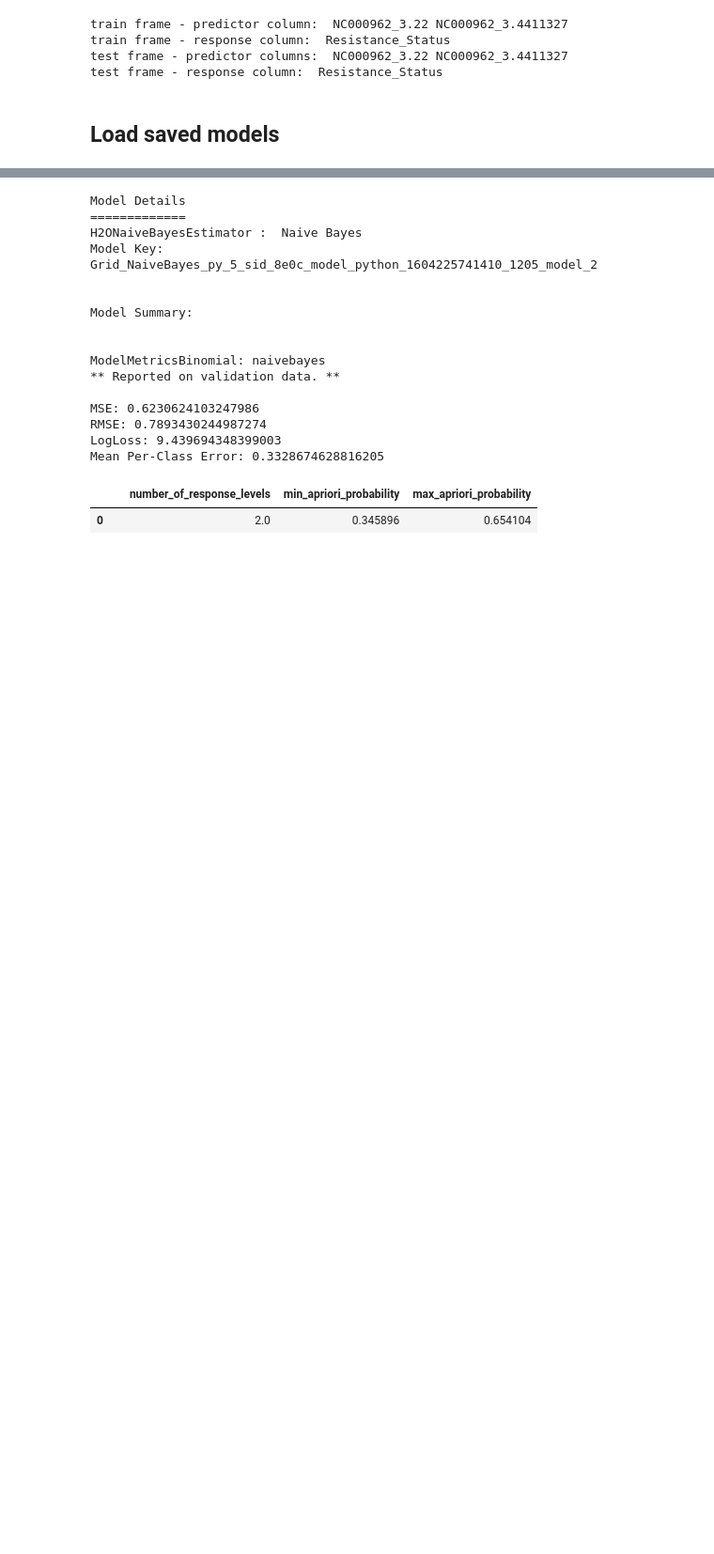
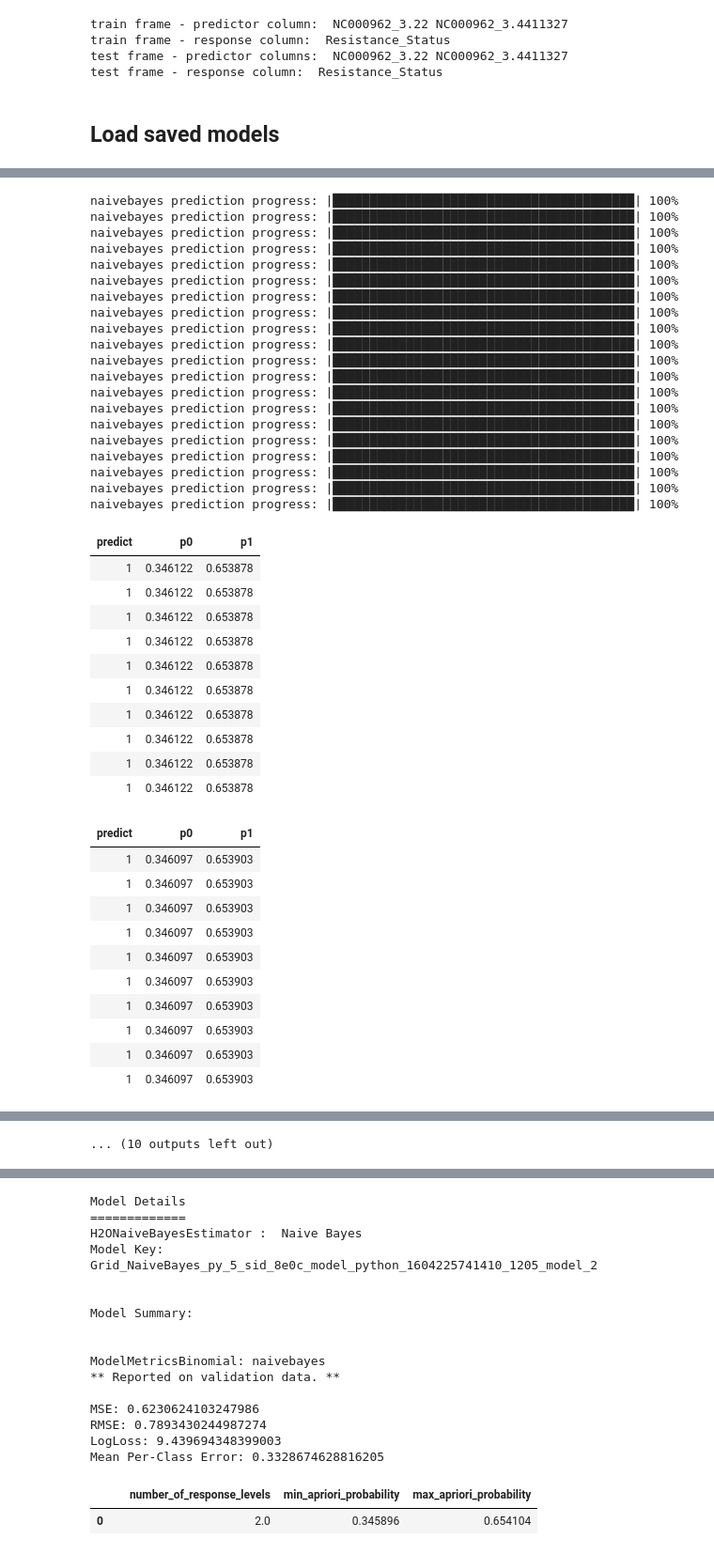
Before and after one commit to abhi18av/LJMU_Masters_Dissertation, a Jupyter notebook: src/notebooks/h2o_model_inspection.ipynb, the cells around one changed output, grey strips where cells are left out. Shown at 94% size. Drawn from its saved outputs; the diff is of its cells as text; code cells hidden in the pictures; blank space fills up the shorter version.

Commit message:
working on grid search for individual algorithms

```diff
--- a/src/notebooks/h2o_model_inspection.ipynb
+++ b/src/notebooks/h2o_model_inspection.ipynb
@@ -84,2 +94,3 @@ test frame - response column:  Resistance_Status
 # %%
-model = h2o.load_model("../models/ALL_FEATURES/nb_grid/Grid_NaiveBayes_py_5_sid_8e0c_model_python_1604225741410_1205_model_2")
+nb_grid = h2o.load_grid("../models/ALL_FEATURES/nb_grid/Grid_NaiveBayes_py_5_sid_8e0c_model_python_1604225741410_1205")
+nb_grid
@@ -85,0 +115,45 @@ model = h2o.load_model("../models/ALL_FEATURES/nb_grid/Grid_NaiveBayes_py_5_sid_
+# %%
+nb_grid.predict(test)
+# %% [output]
+naivebayes prediction progress: |█████████████████████████████████████████| 100%
+naivebayes prediction progress: |█████████████████████████████████████████| 100%
+naivebayes prediction progress: |█████████████████████████████████████████| 100%
+naivebayes prediction progress: |█████████████████████████████████████████| 100%
+naivebayes prediction progress: |█████████████████████████████████████████| 100%
+naivebayes prediction progress: |█████████████████████████████████████████| 100%
+naivebayes prediction progress: |█████████████████████████████████████████| 100%
+naivebayes prediction progress: |█████████████████████████████████████████| 100%
+naivebayes prediction progress: |█████████████████████████████████████████| 100%
+naivebayes prediction progress: |█████████████████████████████████████████| 100%
+naivebayes prediction progress: |█████████████████████████████████████████| 100%
+naivebayes prediction progress: |█████████████████████████████████████████| 100%
+naivebayes prediction progress: |█████████████████████████████████████████| 100%
+naivebayes prediction progress: |█████████████████████████████████████████| 100%
+naivebayes prediction progress: |█████████████████████████████████████████| 100%
+naivebayes prediction progress: |█████████████████████████████████████████| 100%
+naivebayes prediction progress: |█████████████████████████████████████████| 100%
+naivebayes prediction progress: |█████████████████████████████████████████| 100%
+naivebayes prediction progress: |█████████████████████████████████████████| 100%
+naivebayes prediction progress: |█████████████████████████████████████████| 100%
+| predict | p0 | p1 |
+| 1 | 0.346122 | 0.653878 |
+| 1 | 0.346122 | 0.653878 |
+| 1 | 0.346122 | 0.653878 |
+| 1 | 0.346122 | 0.653878 |
+| 1 | 0.346122 | 0.653878 |
+| 1 | 0.346122 | 0.653878 |
+| 1 | 0.346122 | 0.653878 |
+| 1 | 0.346122 | 0.653878 |
+| 1 | 0.346122 | 0.653878 |
+| 1 | 0.346122 | 0.653878 |
+| predict | p0 | p1 |
+| 1 | 0.346097 | 0.653903 |
+| 1 | 0.346097 | 0.653903 |
+| 1 | 0.346097 | 0.653903 |
+| 1 | 0.346097 | 0.653903 |
+| 1 | 0.346097 | 0.653903 |
+| 1 | 0.346097 | 0.653903 |
+| 1 | 0.346097 | 0.653903 |
+| 1 | 0.346097 | 0.653903 |
+| 1 | 0.346097 | 0.653903 |
+| 1 | 0.346097 | 0.653903 |
@@ -85,0 +259 @@ model = h2o.load_model("../models/ALL_FEATURES/nb_grid/Grid_NaiveBayes_py_5_sid_
+... (10 outputs left out)
```
Also changed, not shown: parts of 13 cells of this notebook, 3 other files.
